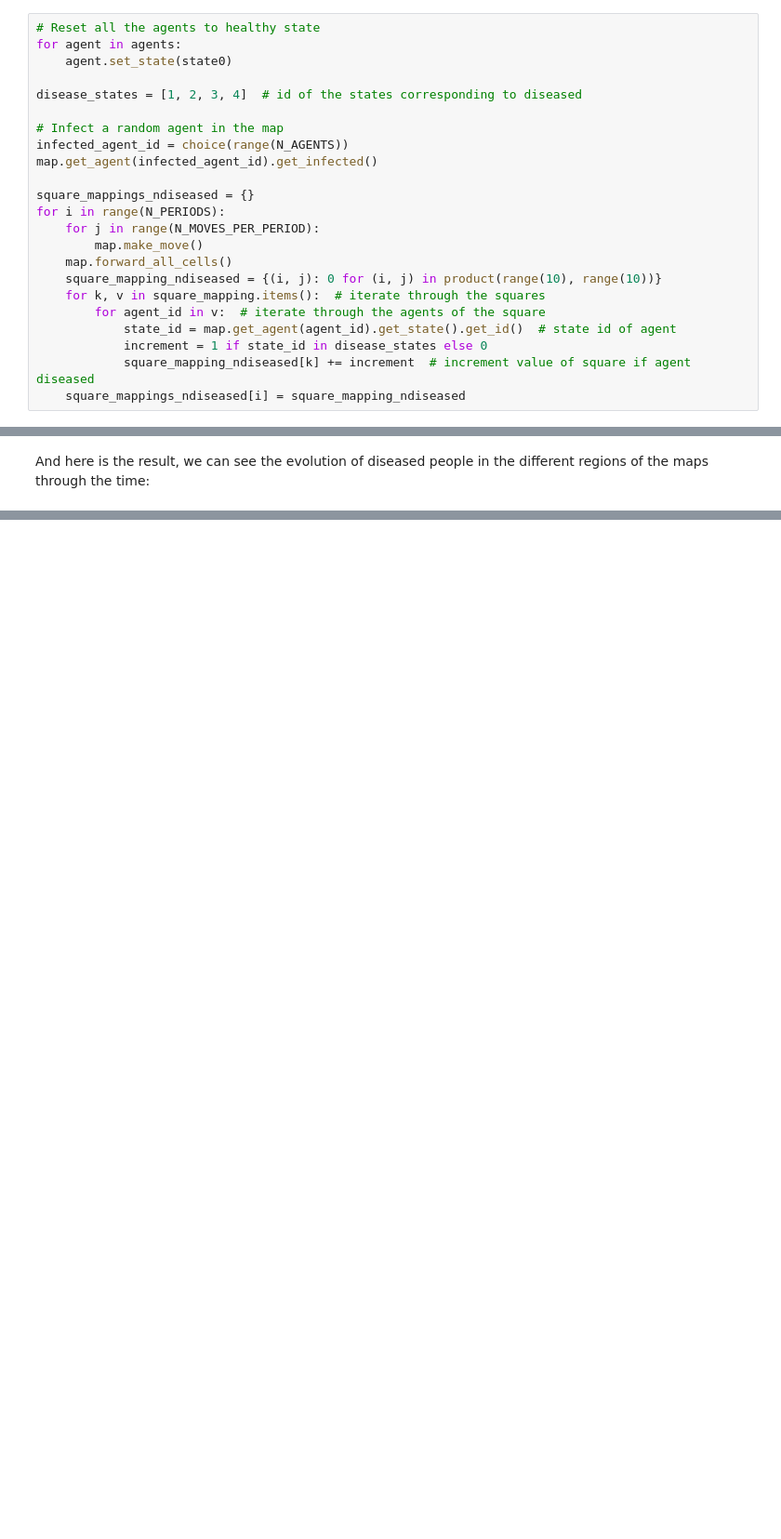
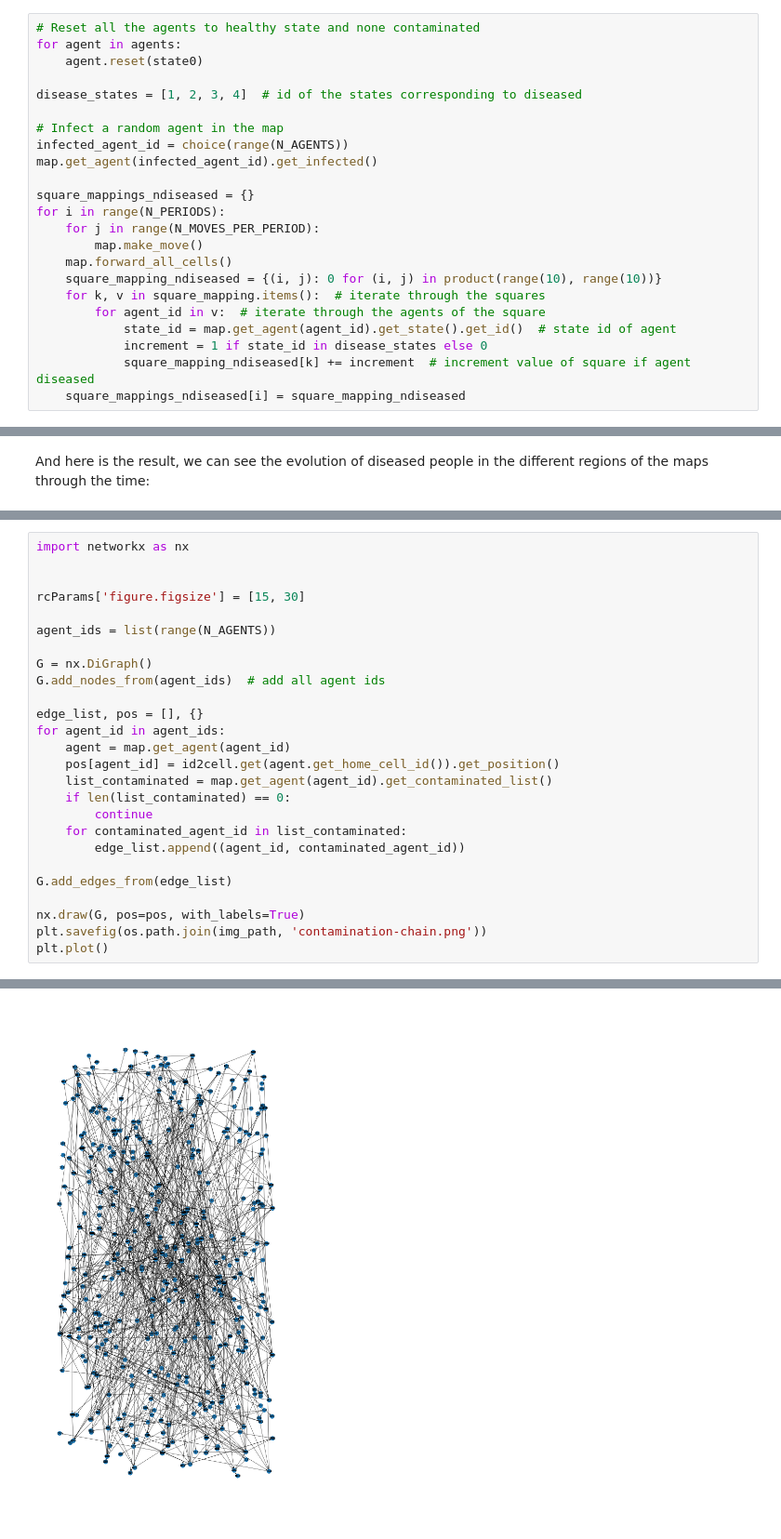
Before and after one commit to parcoor/py-propagsim, a Jupyter notebook: examples/example0.ipynb, the cells around one changed output, grey strips where cells are left out. Shown at 93% size. Saved outputs shown, nothing was run; the diff lists cells and outputs as text; blank space fills up the shorter version.

Commit message:
contamination chain implemented and documented in notebook

```diff
--- a/examples/example0.ipynb
+++ b/examples/example0.ipynb
@@ -326,9 +337,9 @@ for agent in agents:
 # %% [markdown]
 Then we run a simulation like before (re-initializing first the state of all the agents to *healthy*). At each time period, we count the number of diseased agent in each square:
 # %%
-# Reset all the agents to healthy state
+# Reset all the agents to healthy state and none contaminated
 for agent in agents:
-    agent.set_state(state0)
+    agent.reset(state0)
 
 disease_states = [1, 2, 3, 4]  # id of the states corresponding to diseased
 
@@ -395,0 +418,27 @@ HTML('<img src="../img/mapevolution.gif">')
+# %%
+import networkx as nx
+
+
+rcParams['figure.figsize'] = [15, 30]
+
+agent_ids = list(range(N_AGENTS))
+
+G = nx.DiGraph()
+G.add_nodes_from(agent_ids)  # add all agent ids
+
+edge_list, pos = [], {}
+for agent_id in agent_ids:
+    agent = map.get_agent(agent_id)
+    pos[agent_id] = id2cell.get(agent.get_home_cell_id()).get_position()
+    list_contaminated = map.get_agent(agent_id).get_contaminated_list()
+    if len(list_contaminated) == 0:
+        continue
+    for contaminated_agent_id in list_contaminated:
+        edge_list.append((agent_id, contaminated_agent_id))
+
+G.add_edges_from(edge_list)
+
+nx.draw(G, pos=pos, with_labels=True)
+plt.savefig(os.path.join(img_path, 'contamination-chain.png'))
+plt.plot()
+# %% [output]
@@ -395,0 +450 @@ HTML('<img src="../img/mapevolution.gif">')
+[figure, added]
```
Also changed, not shown: parts of 12 cells of this notebook, 6 other files.
